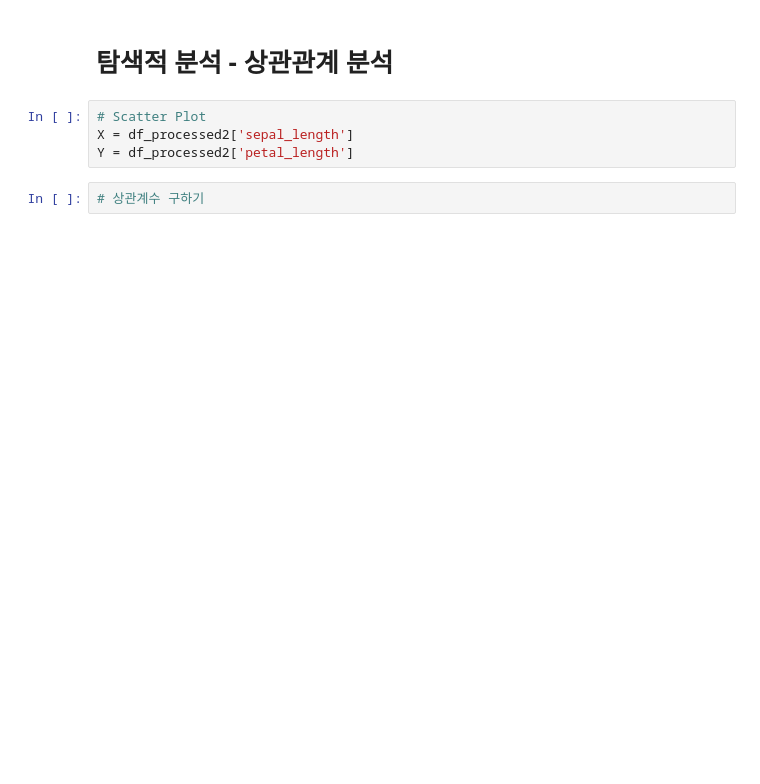
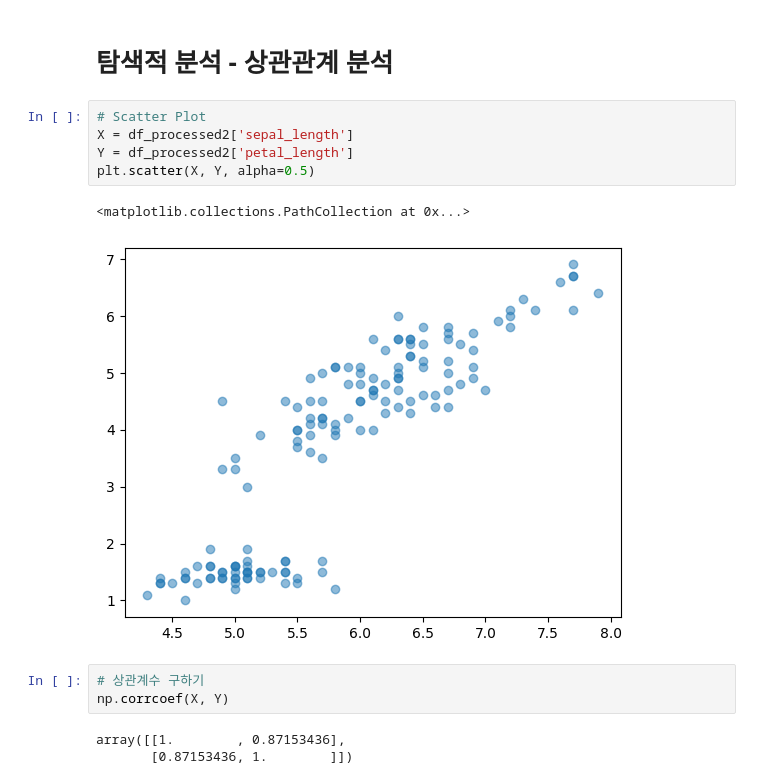
Before and after one commit to Hataeju/DATAPREPROCESSING, a Jupyter notebook: 전처리.ipynb, the cells around one changed output. Cells and saved outputs as stored; diff of their text form; blank space fills up the shorter version.

```diff
--- a/전처리.ipynb
+++ b/전처리.ipynb
@@ -381,8 +405,16 @@ hist2 = df_processed2['petal_length']
 # %%
 # Scatter Plot
 X = df_processed2['sepal_length']
 Y = df_processed2['petal_length']
+plt.scatter(X, Y, alpha=0.5)
+# %% [output]
+<matplotlib.collections.PathCollection at 0x...>
+[figure, added]
 # %%
 # 상관계수 구하기
+np.corrcoef(X, Y)
+# %% [output]
+array([[1.        , 0.87153436],
+       [0.87153436, 1.        ]])
 # %%
 # 각 Feature간의 상관계수 구하기
```
Also changed, not shown: parts of 6 cells of this notebook.
